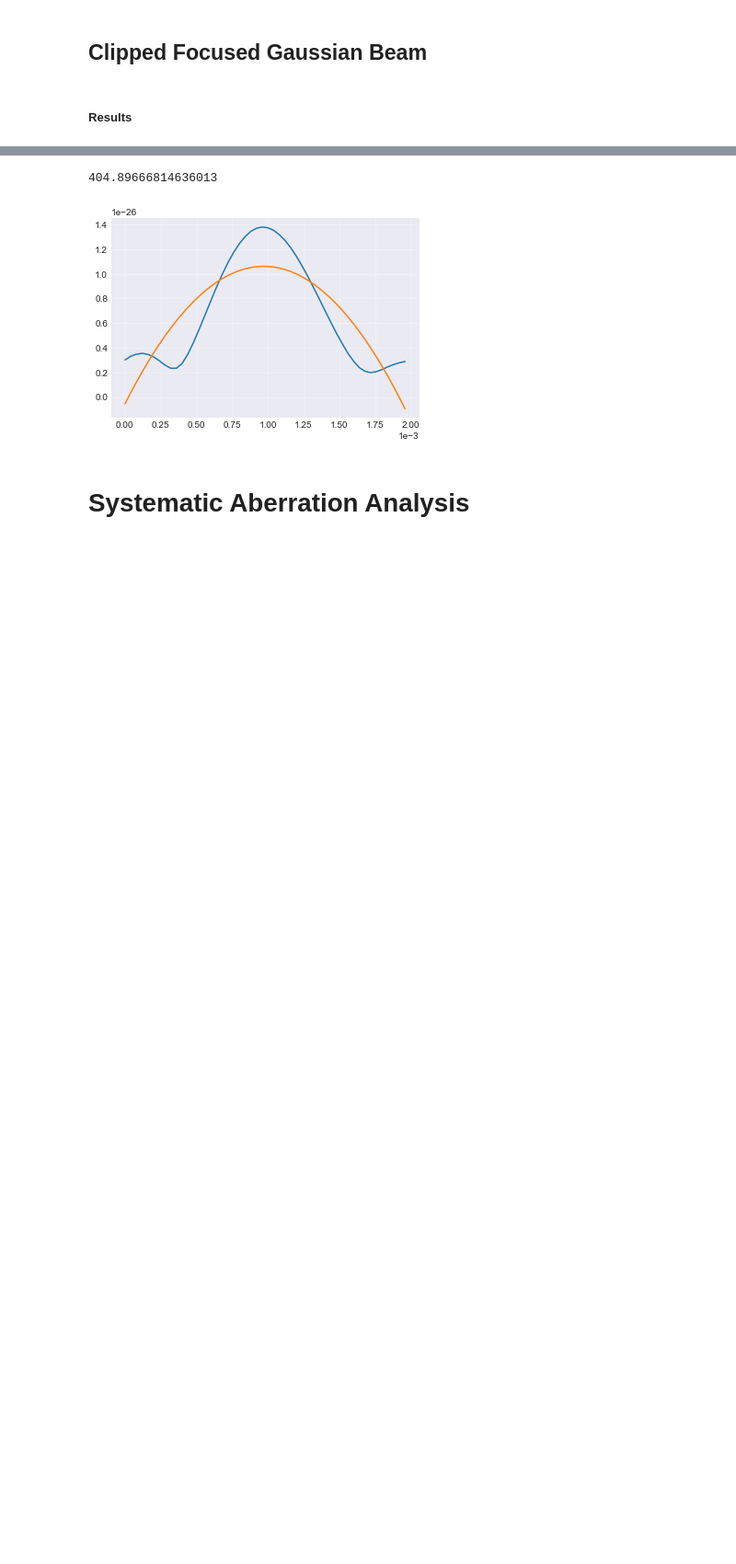
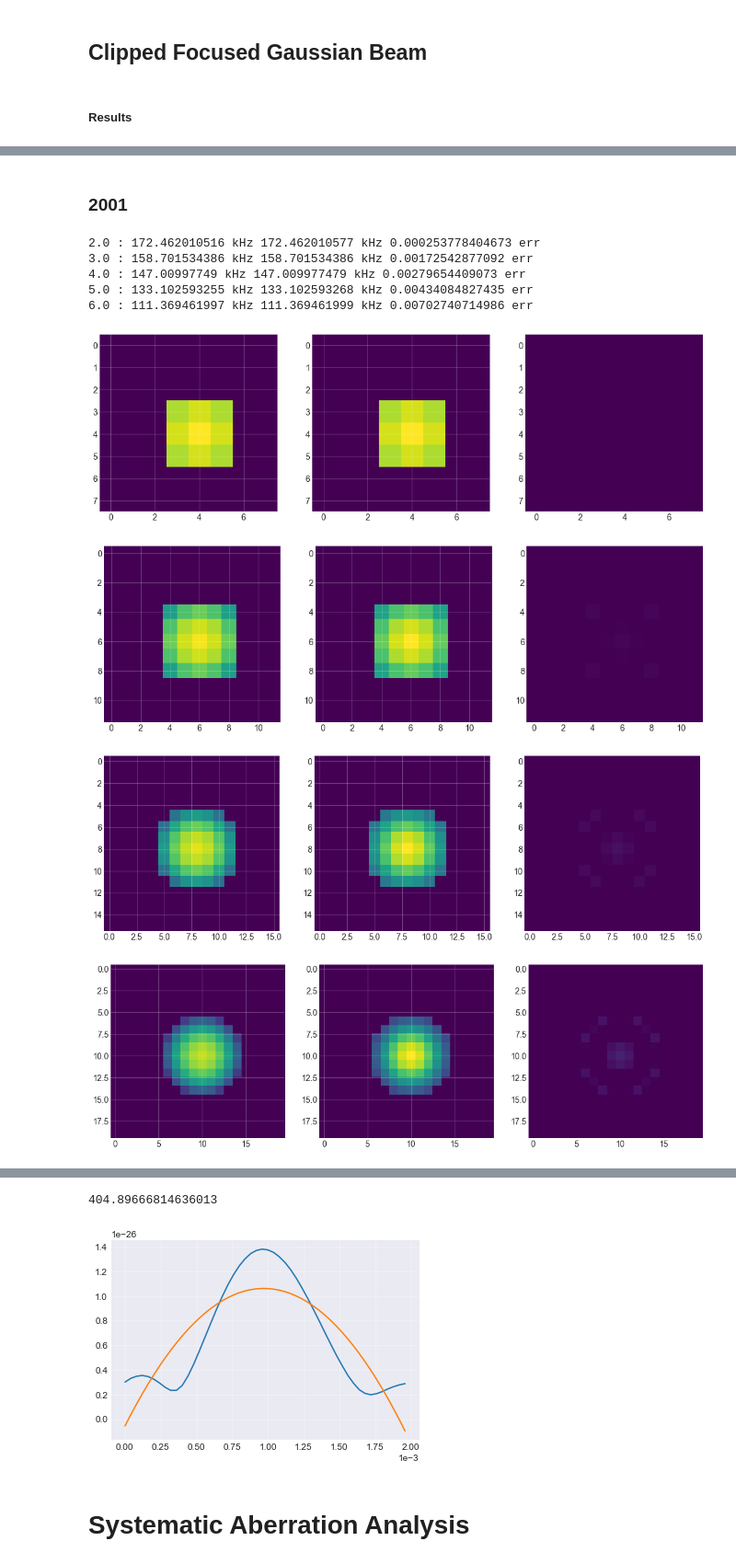
Before and after one commit to aquirdTurtle/Data-Analysis-Code, a Jupyter notebook: Aberration-Analysis.ipynb, the cells around one changed output, grey strips where cells are left out. Shown at 92% size. Drawn from its saved outputs; the diff is of its cells as text; code cells hidden in the pictures; blank space fills up the shorter version.

```diff
--- a/Aberration-Analysis.ipynb
+++ b/Aberration-Analysis.ipynb
@@ -455,0 +601,18 @@ getRadialFreqs(data, 12, picScale=1e-3/2000, ampScale=1e-3*mc.k_B)
+# %% [markdown]
+### 2001
+# %%
+data_coarser2 = doPropsAroundWaist(1e-4, 1e-4, 1e-4, (0.97, 1.03), 2001, 20)
+# %%
+for r in np.linspace(2,6,5):
+    res = getRadialFreqs(data_coarser2, r, picScale=2e-4/2001, ampScale=1e-3*mc.k_B)
+    print(r, ':', res[0]*1e-3, 'kHz', res[1]*1e-3, 'kHz', res[2], 'err' )
+# %% [output]
+2.0 : 172.462010516 kHz 172.462010577 kHz 0.000253778404673 err
+3.0 : 158.701534386 kHz 158.701534386 kHz 0.00172542877092 err
+4.0 : 147.00997749 kHz 147.009977479 kHz 0.00279654409073 err
+5.0 : 133.102593255 kHz 133.102593268 kHz 0.00434084827435 err
+6.0 : 111.369461997 kHz 111.369461999 kHz 0.00702740714986 err
+[figure, added]
+[figure, added]
+[figure, added]
+[figure, added]
```
Also changed, not shown: parts of 77 cells of this notebook, 2 other files.
